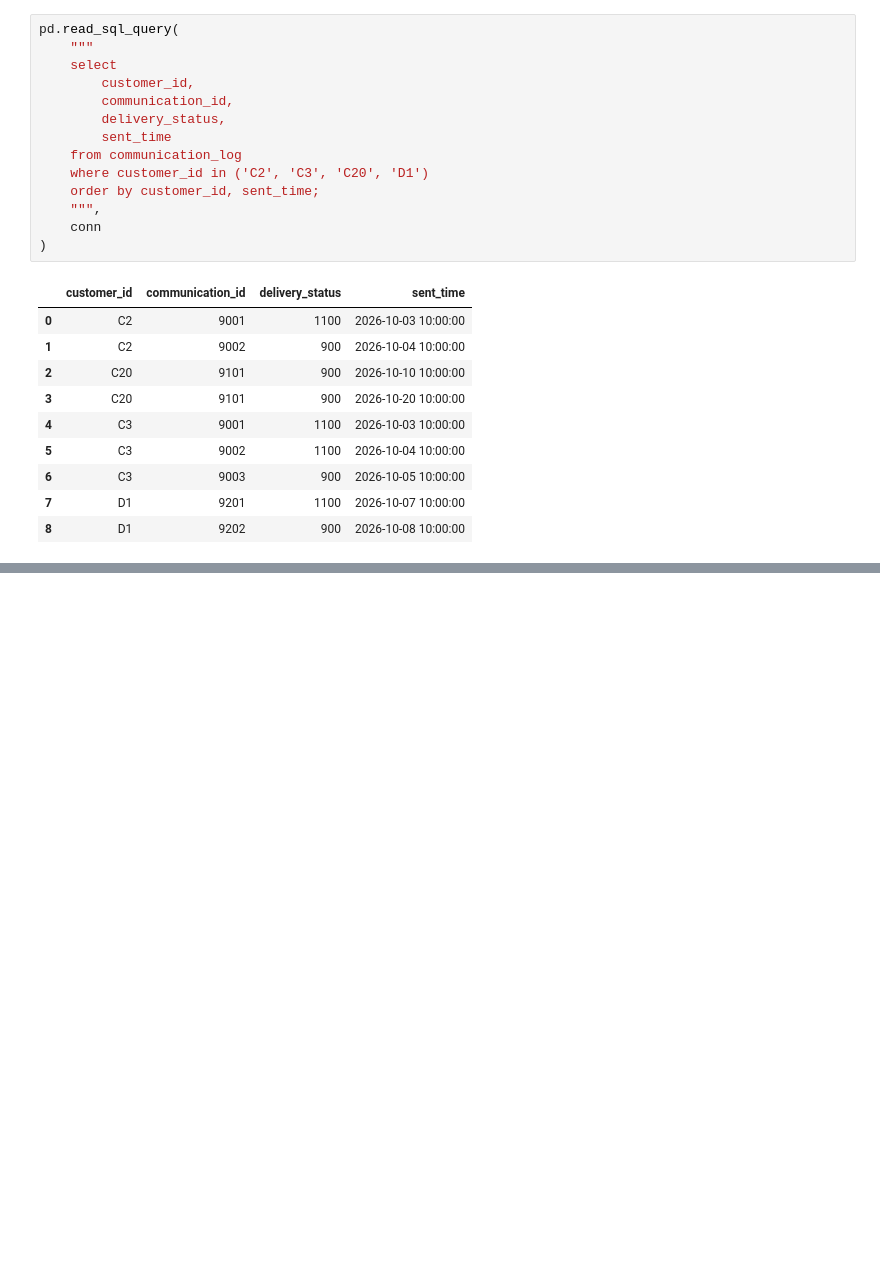
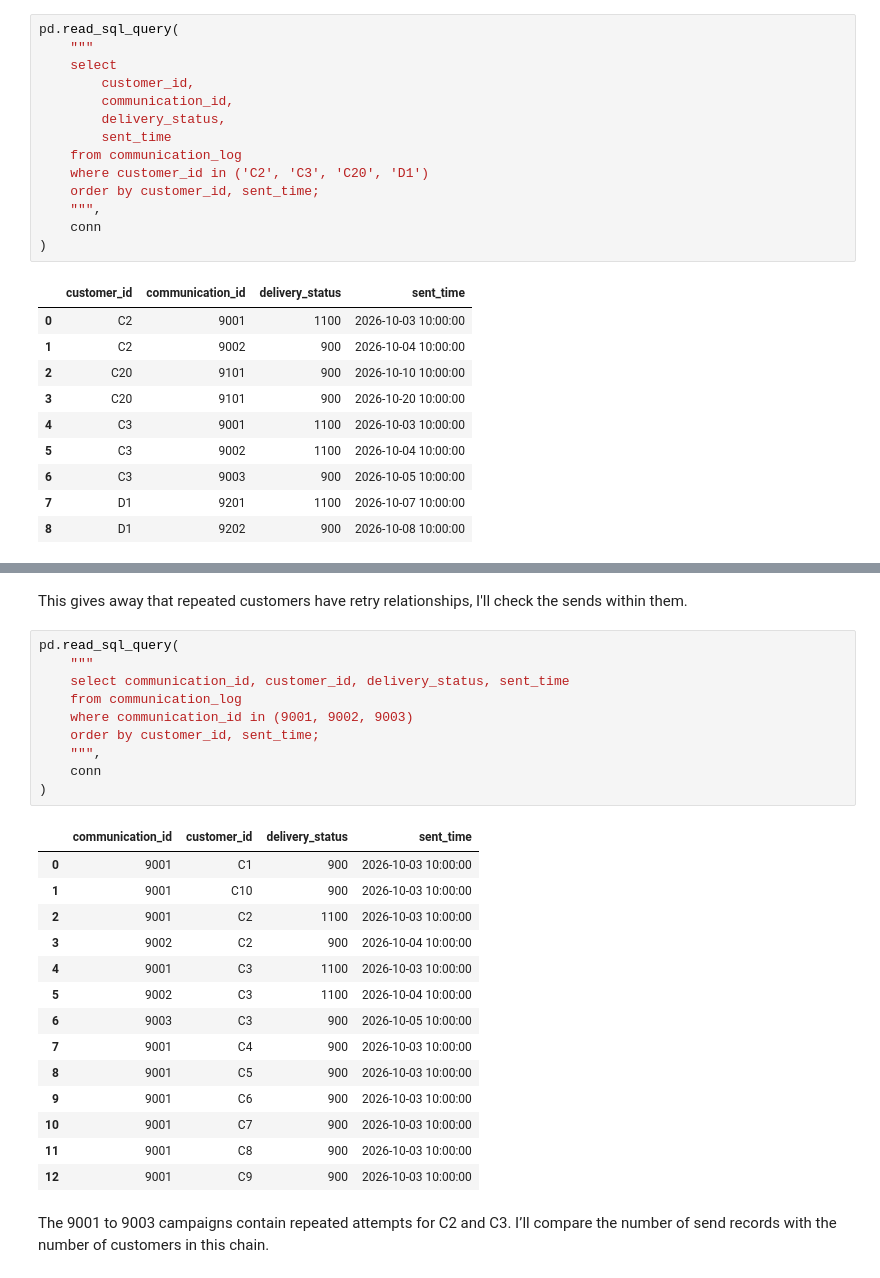
Before and after one commit to piyushkalra002/xeno_data_analysis_assignment, a Jupyter notebook: Analysis.ipynb, the cells around one changed output, grey strips where cells are left out. Saved outputs shown, nothing was run; the diff lists cells and outputs as text; blank space fills up the shorter version.

```diff
--- a/Analysis.ipynb
+++ b/Analysis.ipynb
@@ -129,0 +146,29 @@ from t
+# %% [markdown]
+This gives away that repeated customers have retry relationships, I'll check the sends within them.
+# %%
+pd.read_sql_query(
+    """
+    select communication_id, customer_id, delivery_status, sent_time
+    from communication_log
+    where communication_id in (9001, 9002, 9003)
+    order by customer_id, sent_time;
+    """,
+    conn
+)
+# %% [output]
+|  | communication_id | customer_id | delivery_status | sent_time |
+| 0 | 9001 | C1 | 900 | 2026-10-03 10:00:00 |
+| 1 | 9001 | C10 | 900 | 2026-10-03 10:00:00 |
+| 2 | 9001 | C2 | 1100 | 2026-10-03 10:00:00 |
+| 3 | 9002 | C2 | 900 | 2026-10-04 10:00:00 |
+| 4 | 9001 | C3 | 1100 | 2026-10-03 10:00:00 |
+| 5 | 9002 | C3 | 1100 | 2026-10-04 10:00:00 |
+| 6 | 9003 | C3 | 900 | 2026-10-05 10:00:00 |
+| 7 | 9001 | C4 | 900 | 2026-10-03 10:00:00 |
+| 8 | 9001 | C5 | 900 | 2026-10-03 10:00:00 |
+| 9 | 9001 | C6 | 900 | 2026-10-03 10:00:00 |
+| 10 | 9001 | C7 | 900 | 2026-10-03 10:00:00 |
+| 11 | 9001 | C8 | 900 | 2026-10-03 10:00:00 |
+| 12 | 9001 | C9 | 900 | 2026-10-03 10:00:00 |
+# %% [markdown]
+The 9001 to 9003 campaigns contain repeated attempts for C2 and C3. I’ll compare the number of send records with the number of customers in this chain.
```
Also changed, not shown: parts of 25 cells of this notebook.
